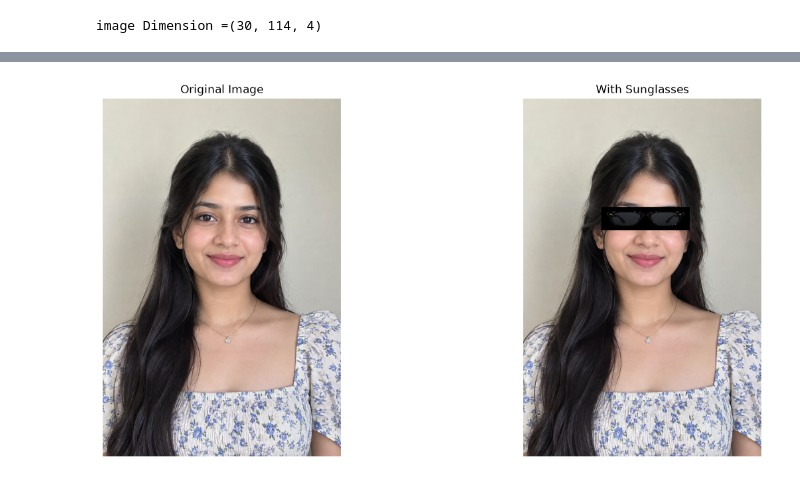
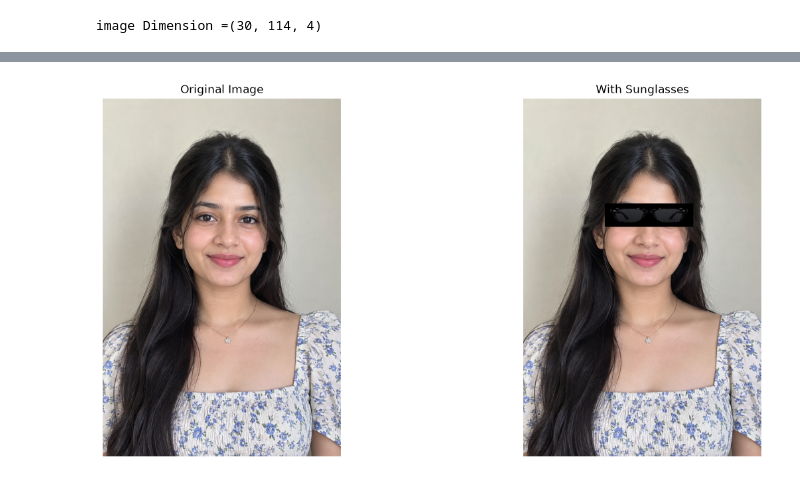
Before and after one commit to monisha-1501/Sturdy-Octo-Disco-Adding-Sunglasses-for-a-Cool-New-Look, a Jupyter notebook: main_sunglass.ipynb, the cells around one changed output, grey strips where cells are left out. Drawn from its saved outputs; the diff is of its cells as text; code cells hidden in the pictures.

```diff
--- a/main_sunglass.ipynb
+++ b/main_sunglass.ipynb
@@ -108,24 +154,24 @@ plt.show()
 # %%
 # Make a copy
 faceWithGlassesNaive = faceImage.copy()
 glassResized = cv2.resize(glassBGR, (380, 100))
 
 # Replace eye region with sunglasses
-faceWithGlassesNaive[465:565, 335:715] = glassResized
+faceWithGlassesNaive[450:550, 350:730] = glassResized
 
 # Display original and with sunglasses
 plt.figure(figsize=(15, 7))
 
 plt.subplot(121)
 plt.imshow(cv2.cvtColor(faceImage, cv2.COLOR_BGR2RGB))
 plt.title("Original Image")
 plt.axis("off")
 
 plt.subplot(122)
 plt.imshow(cv2.cvtColor(faceWithGlassesNaive, cv2.COLOR_BGR2RGB))
 plt.title("With Sunglasses")
 plt.axis("off")
 
 plt.show()
 # %% [output]
-[figure, old version]
+[figure, new version]
```
Also changed, not shown: parts of 3 cells of this notebook.
